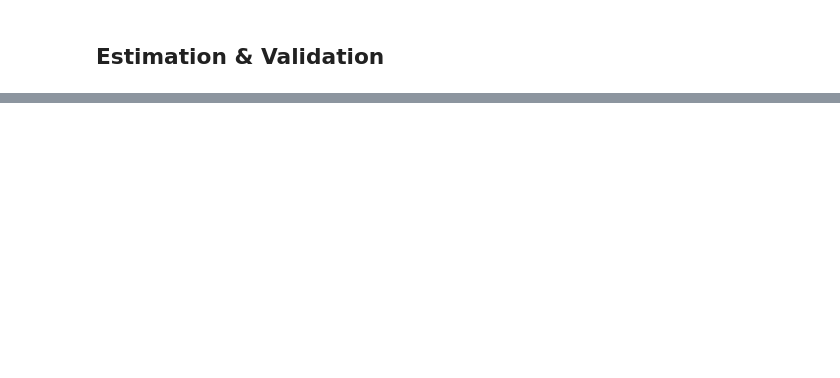
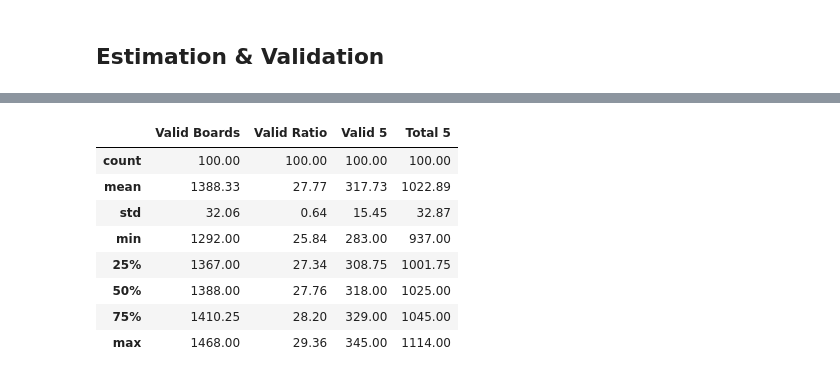
Before and after one commit to smrzj/Estimate-the-valid-endings-of-Tic-Tac-Toe, a Jupyter notebook: TIc-Tac-Toe Simualtion.ipynb, the cells around one changed output, grey strips where cells are left out. Cells and saved outputs as stored; diff of their text form; code cells hidden in the pictures; blank space fills up the shorter version.

```diff
--- a/TIc-Tac-Toe Simualtion.ipynb
+++ b/TIc-Tac-Toe Simualtion.ipynb
@@ -74,8 +76,8 @@ def monte_carlo_simulation(n=5000):
             if x_and_o_count == 5:
                 valid_5 += 1
     valid_ratio = valid_counter / n * 100 # Ratio of valid boards
-    valid_5_ratio = valid_5 / total_5 * 100
-    return valid_counter, valid_ratio, valid_5, valid_5_ratio
+    #valid_5_ratio = valid_5 / total_5 * 100
+    return valid_counter, valid_ratio, valid_5,total_5 #valid_5_ratio
 # %%
 # Make all board with 5 moves(3 'X' & 2'O')
 def make_all_5_moves():
@@ -117,0 +179,13 @@ Ratio of valid boards with exactly 5 pieces: 31.73
+# %%
+# Show important things from dataframe (like min,max,mean,std,...)
+df.describe().__round__(2)
+# %% [output]
+|  | Valid Boards | Valid Ratio | Valid 5 | Total 5 |
+| count | 100.00 | 100.00 | 100.00 | 100.00 |
+| mean | 1388.33 | 27.77 | 317.73 | 1022.89 |
+| std | 32.06 | 0.64 | 15.45 | 32.87 |
+| min | 1292.00 | 25.84 | 283.00 | 937.00 |
+| 25% | 1367.00 | 27.34 | 308.75 | 1001.75 |
+| 50% | 1388.00 | 27.76 | 318.00 | 1025.00 |
+| 75% | 1410.25 | 28.20 | 329.00 | 1045.00 |
+| max | 1468.00 | 29.36 | 345.00 | 1114.00 |
```
Also changed, not shown: parts of 10 cells of this notebook.
